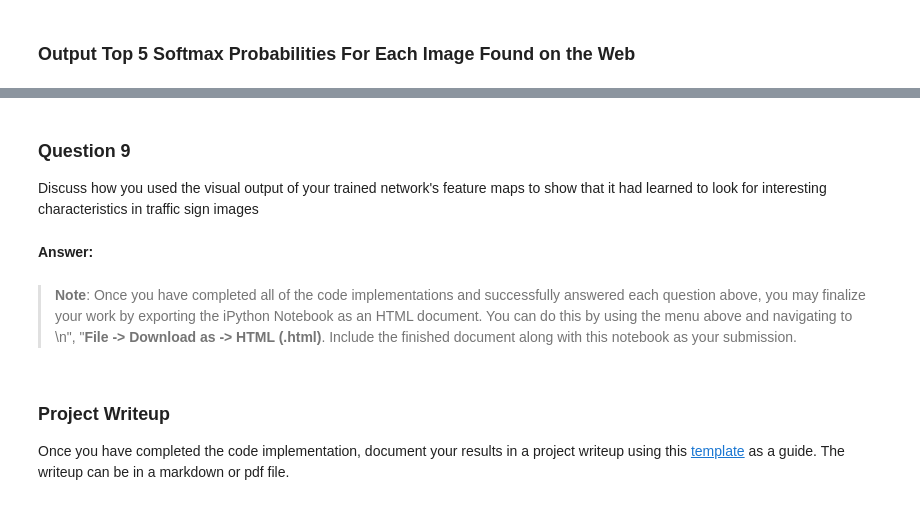
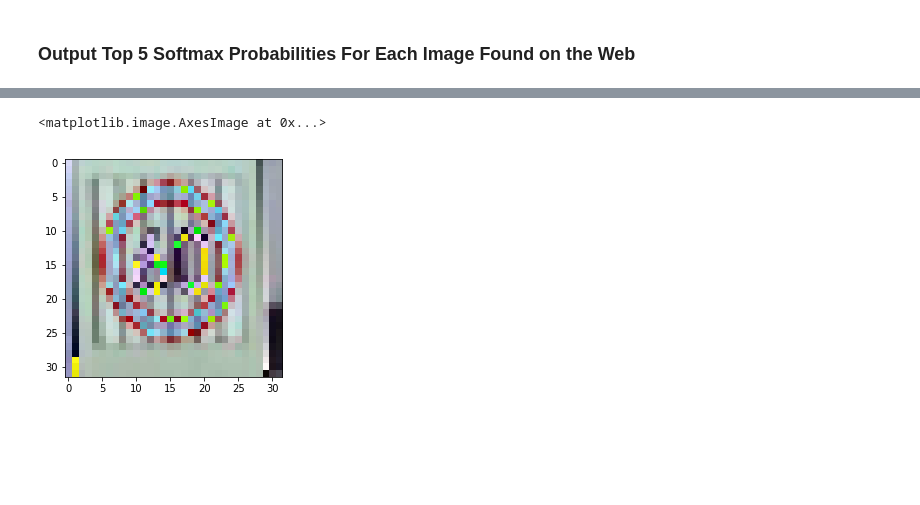
Before and after one commit to ahnguyen09/Car-ND-Projects, a Jupyter notebook: CarND-Traffic-Sign-Classifier-Project/Traffic_Sign_Classifier.ipynb, the cells around one changed output, grey strips where cells are left out. Saved outputs shown, nothing was run; the diff lists cells and outputs as text; code cells hidden in the pictures; blank space fills up the shorter version.

```diff
--- a/CarND-Traffic-Sign-Classifier-Project/Traffic_Sign_Classifier.ipynb
+++ b/CarND-Traffic-Sign-Classifier-Project/Traffic_Sign_Classifier.ipynb
@@ -1179,16 +1072,8 @@ def outputFeatureMap(image_input, tf_activation, activation_min=-1, activation_m
             plt.imshow(activation[0,:,:, featuremap], interpolation="nearest", vmin=activation_min, cmap="gray")
         else:
             plt.imshow(activation[0,:,:, featuremap], interpolation="nearest", cmap="gray")
-# %% [markdown]
-### Question 9
-
-Discuss how you used the visual output of your trained network's feature maps to show that it had learned to look for interesting characteristics in traffic sign images
-# %% [markdown]
-**Answer:**
-# %% [markdown]
-> **Note**: Once you have completed all of the code implementations and successfully answered each question above, you may finalize your work by exporting the iPython Notebook as an HTML document. You can do this by using the menu above and navigating to  \n",
-    "**File -> Download as -> HTML (.html)**. Include the finished document along with this notebook as your submission.
-# %% [markdown]
-### Project Writeup
-
-Once you have completed the code implementation, document your results in a project writeup using this [template](https://github.com/udacity/CarND-Traffic-Sign-Classifier-Project/blob/master/writeup_template.md) as a guide. The writeup can be in a markdown or pdf file.
+# %%
+plt.imshow(X_test_net_norm[0])
+# %% [output]
+<matplotlib.image.AxesImage at 0x...>
+[figure, added]
```
Also changed, not shown: parts of 48 cells of this notebook, 6 other files.
